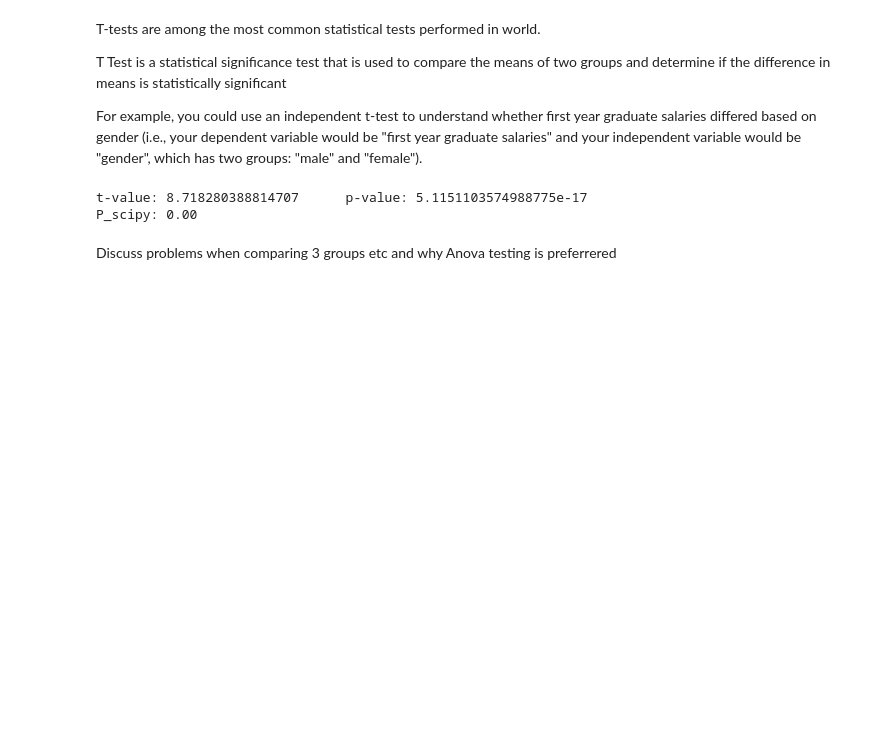
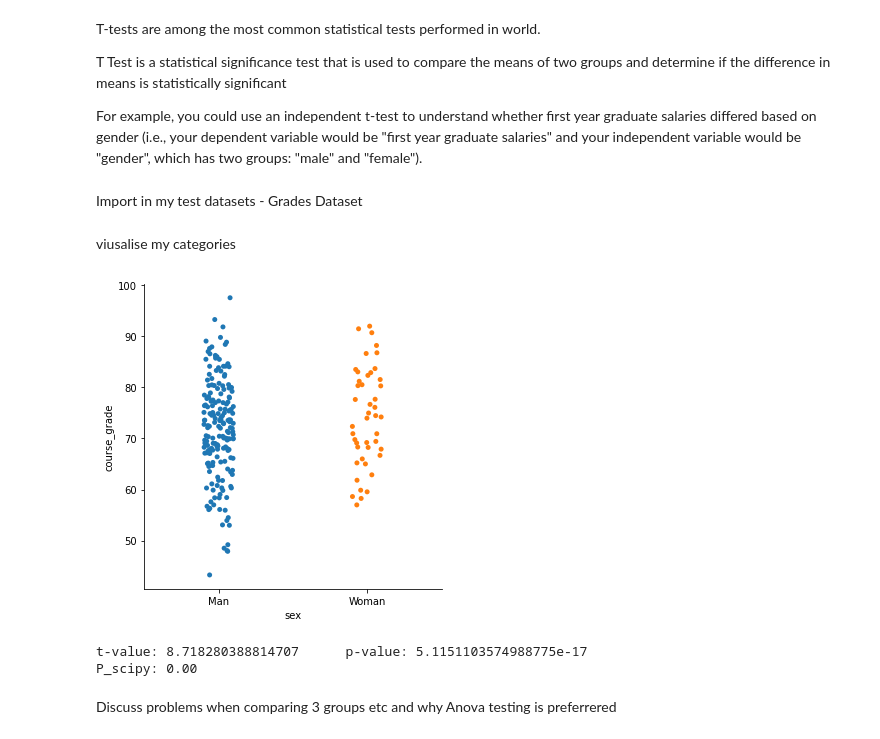
Before and after one commit to brendantipp/gmit_mls_2021, a Jupyter notebook: scipy-stats.ipynb, the cells around one changed output. Drawn from its saved outputs; the diff is of its cells as text; code cells hidden in the pictures; blank space fills up the shorter version.

Commit message:
add csv for testing and improve on t Tests code

```diff
--- a/scipy-stats.ipynb
+++ b/scipy-stats.ipynb
@@ -59,17 +70,29 @@ For example, you could use an independent t-test to understand whether first yea
+# %% [markdown]
+Import in my test datasets - Grades Dataset
 # %%
-import scipy.stats as ss
-from scipy.stats import ttest_ind
-import pandas as pd
 #df = pd.read_csv("https://raw.githubusercontent.com/selva86/datasets/master/footfalls.csv")
 df = pd.read_csv('datasets/grades/exam_grades.csv')
-
-#df.info()
-t_ss, p_ss = ss.ttest_ind(df['exam1'],df['course_grade'])
-print(f"t-value: {t_ss}\tp-value: {p_ss}")
-print(f"P_scipy: {p_ss:0.2f}")
+df["sex"] = df["sex"].astype("category")
+course_grade = df['course_grade']
-# %% [output]
-t-value: 8.718280388814707      p-value: 5.1151103574988775e-17
-P_scipy: 0.00
+# %% [markdown]
+viusalise my categories
+# %%
+sns.catplot(x ='sex', y ='course_grade',jitter=True ,data=df);
+# %% [output]
+[figure, added]
+# %%
+# The scipy.stats version.
+#t_ss, p_ss = ss.ttest_ind(sex, course_grade)
+#print(f"t-value: {t_ss}\tp-value: {p_ss}")
+#print(f"P_scipy: {p_ss:0.2f}")
+
+#df.info()
+t_ss, p_ss = ss.ttest_ind(df['exam1'],df['course_grade'])
+print(f"t-value: {t_ss}\tp-value: {p_ss}")
+print(f"P_scipy: {p_ss:0.2f}")
+# %% [output]
+t-value: 8.718280388814707      p-value: 5.1151103574988775e-17
+P_scipy: 0.00
 # %% [markdown]
 Discuss problems when comparing 3 groups etc and why Anova testing is preferrered
 # %% [markdown]
```
Also changed, not shown: parts of 5 cells of this notebook, 5 other files.
